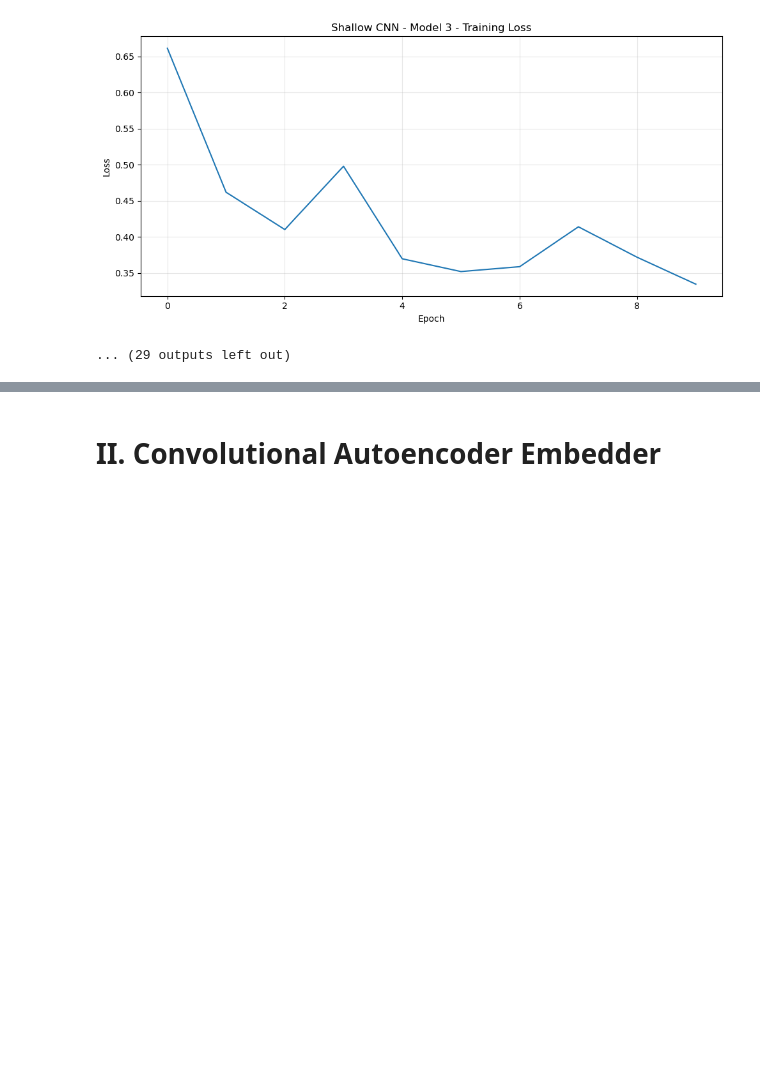
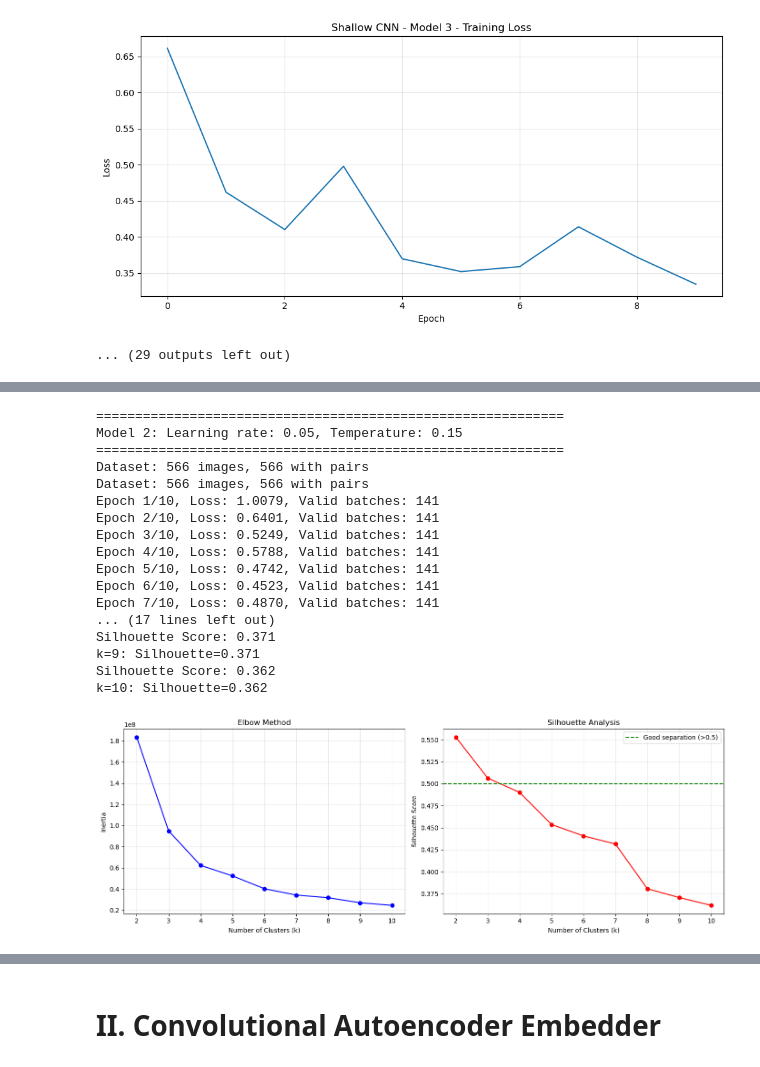
Before and after one commit to lashebir/unsupervised_confocal_analysis, a Jupyter notebook: new_synapse_imaging.ipynb, the cells around one changed output, grey strips where cells are left out. Cells and saved outputs as stored; diff of their text form; code cells hidden in the pictures; blank space fills up the shorter version.

```diff
--- a/new_synapse_imaging.ipynb
+++ b/new_synapse_imaging.ipynb
@@ -3157,0 +3254,80 @@ results
+# %%
+np.random.seed(42)
+torch.manual_seed(42)
+
+learning_rates = [0.05, 0.1, 0.15]
+temperatures = [0.1, 0.15, 0.2]
+results = {}
+best_db = 0
+best_config = None
+count = 0
+
+for learning_rate in learning_rates:
+    for temperature in temperatures:
+        count += 1
+        if count == 1:
+            continue
+        print("\n" + "="*60)
+        print(f"Model {count}: Learning rate: {learning_rate}, Temperature: {temperature}")
+        print("="*60)
+
+        # Model Training
+        # shallow_model, dataloader = ShallowCNN_Tuning(input_channels=4, embedding_dim=256, learning_rate=learning_rate, temperature=temperature, batch_size=4, num_workers=0)
+        builder = ShallowCNN_Tuning(
+            image_paths=image_paths,
+            embedding_dim=256,
+            learning_rate=learning_rate,
+            temperature=temperature,
+            batch_size=4
+        )
+
+        model, paired_dataset, eval_dataloader = builder.build()
+        losses, trained_model = builder.train(model, paired_dataset, epochs=10, device='mps')
+        embeddings_shallow = extract_embeddings_shallow(trained_model, eval_dataloader, device='mps')
+        torch.save(trained_model, f'/Users/leahashebir/Downloads/Manor_Practicum/modeling/unsupervised_confocal_analysis/finetuning/3_14/models/model_{count}.pth')
+        np.save(f'/Users/leahashebir/Downloads/Manor_Practicum/modeling/unsupervised_confocal_analysis/finetuning/3_14/embeddings/embeddings_shallow_{count}_model_{count}.npy', embeddings_shallow)
+
+        results_shallow = find_optimal_clusters(embeddings_shallow, max_k=10, method='kmeans')
+        plot_cluster_quality(results_shallow)
+        best_k_idx = np.argmax(results_shallow['silhouette_scores'])
+        k_optimal_shallow = results_shallow['k_values'][best_k_idx]
+        sil_score = results_shallow['silhouette_scores'][best_k_idx]
+        cluster_labels_shallow, cluster_model_shallow = cluster_embeddings(embeddings_shallow, method='kmeans', n_clusters=k_optimal_shallow)
+        db_score = davies_bouldin_score(embeddings_shallow, cluster_labels_shallow)
+        if db_score > best_db:
+            best_db = db_score
+            best_config = (learning_rate, temperature)
+
+        results[f'Model {count}'] = {
+            'learning_rate': learning_rate,
+            'temperature': temperature,
+            'final_loss': losses[-1],
+            'best_k': k_optimal_shallow,
+            'silhouette_score': sil_score,
+            'db_score': db_score,
+            'losses': losses,
+            'model': trained_model
+        }
+        plot_training_curves(losses, model_name=f'Shallow CNN - Model {count}')
+        print(f"Model data saved successfully. Model parameters: {sum(p.numel() for p in trained_model.parameters()):,}. Silhouette Score for best k={k_optimal_shallow}: {sil_score:.4f}. Davies-Bouldin Score: {db_score:.4f}.")
+
+print(f'Best Shallow CNN Config Based on Davies-Bouldin Score: {best_config}')
+# %% [output]
+============================================================
+Model 2: Learning rate: 0.05, Temperature: 0.15
+============================================================
+Dataset: 566 images, 566 with pairs
+Dataset: 566 images, 566 with pairs
+Epoch 1/10, Loss: 1.0079, Valid batches: 141
+Epoch 2/10, Loss: 0.6401, Valid batches: 141
+Epoch 3/10, Loss: 0.5249, Valid batches: 141
+Epoch 4/10, Loss: 0.5788, Valid batches: 141
+Epoch 5/10, Loss: 0.4742, Valid batches: 141
+Epoch 6/10, Loss: 0.4523, Valid batches: 141
+Epoch 7/10, Loss: 0.4870, Valid batches: 141
+... (17 lines left out)
+Silhouette Score: 0.371
+k=9: Silhouette=0.371
+Silhouette Score: 0.362
+k=10: Silhouette=0.362
+[figure, added]
```
Also changed, not shown: parts of 12 cells of this notebook.
